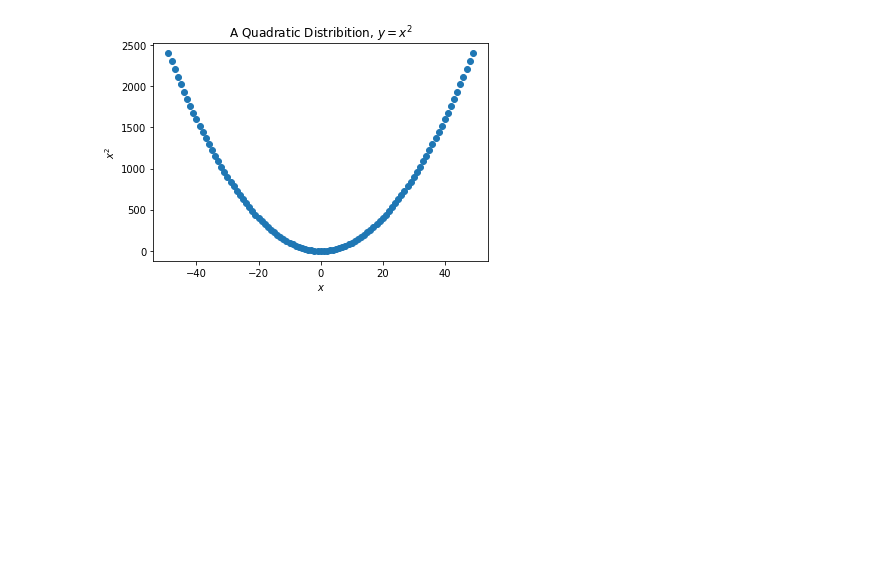
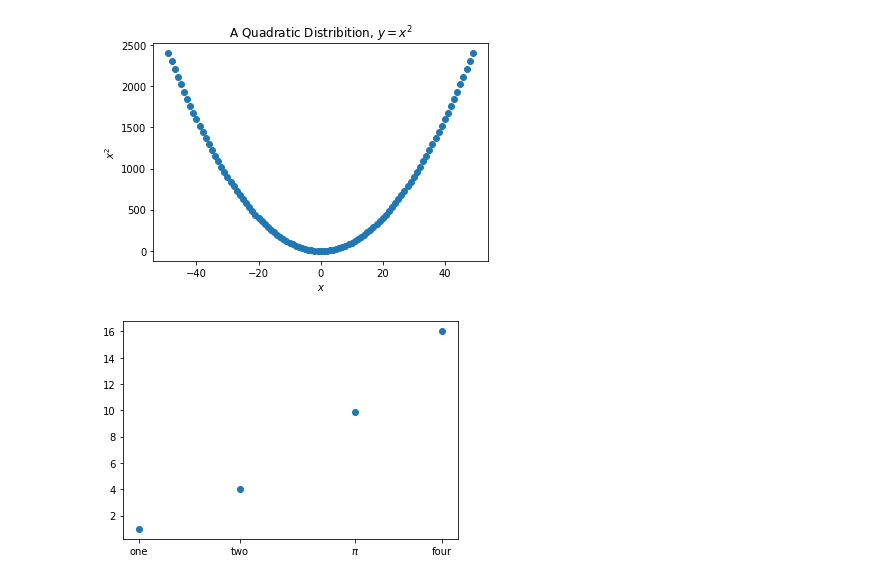
Before and after one commit to SaraPena/resources, a Jupyter notebook: matplotlib_intro_lesson.ipynb, the cells around one changed output. Saved outputs shown, nothing was run; the diff lists cells and outputs as text; code cells hidden in the pictures; blank space fills up the shorter version.

Commit message:
Updating lesson doc, and learned saving figures

```diff
--- a/matplotlib_intro_lesson.ipynb
+++ b/matplotlib_intro_lesson.ipynb
@@ -79,3 +75,11 @@ plt.ylabel('$x^2$')
 plt.show()
 # %% [output]
 [figure]
+# %%
+x = [1, 2, 3.14, 4]
+y = [n**2 for n in x]
+plt.scatter(x,y)
+plt.xticks([1, 2, 3.14, 4], ['one', 'two','$\pi$', 'four'])
+plt.show()
+# %% [output]
+[figure, added]
```
Also changed, not shown: parts of 15 cells of this notebook, 1 other file.
